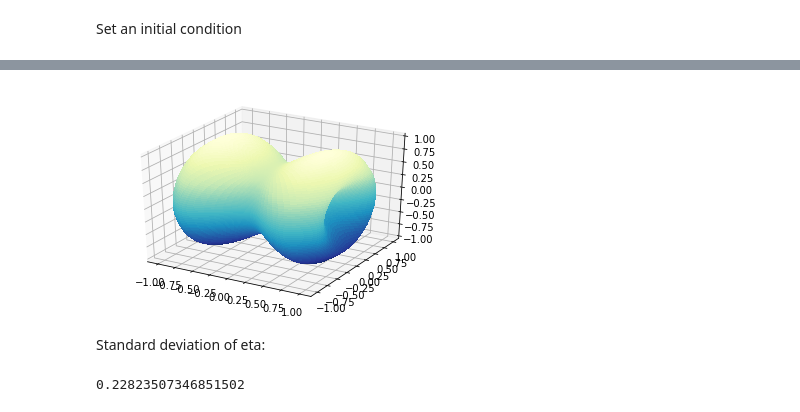
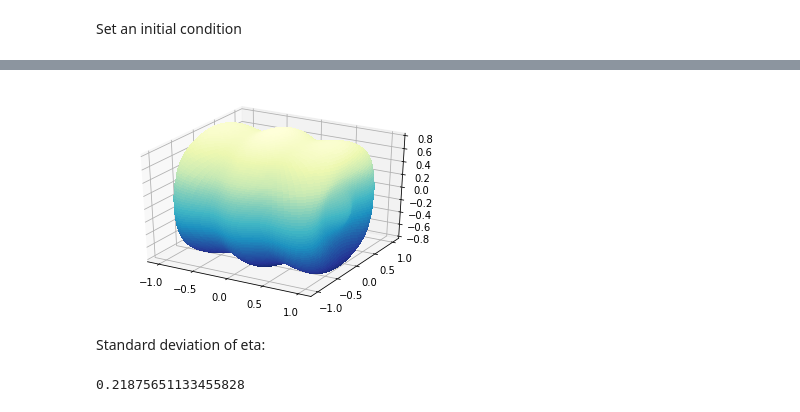
Before and after one commit to yidiq7/Manifold, a Jupyter notebook: Optimization3.ipynb, the cells around one changed output, grey strips where cells are left out. Drawn from its saved outputs; the diff is of its cells as text; code cells hidden in the pictures.

```diff
--- a/Optimization3.ipynb
+++ b/Optimization3.ipynb
@@ -14,11 +14,11 @@ Z = [z0,z1,z2,z3,z4]
 f = z0**5 + z1**5 + z2**5 + z3**5 + z4**5 + 0.5*z0*z1*z2*z3*z4
 HS = Hypersurface(Z, f, 1000)
 # %%
-k = 3
+k = 4
 HS.set_k(k)
+# %%
+factor = HS.integrate(lambda patch, point, h_matrix='identity':
+                            patch.num_eta(h_matrix, point),
+                            holomorphic=True, numerical=True)
 # %% [markdown]
 Normalization factor of eta
-# %%
-# holomorphic=True by default
-factor = (HS.integrate(lambda patch, point: patch.omega_omegabar(point), numerical=True) / \
-          HS.integrate(lambda patch, point: patch.num_FS_volume_form('identity', point), numerical=True))
@@ -112,9 +118,10 @@ def param_to_matrix(param):
             for m in range(len(h_sym)):
                 if h_sym[m][m] == i+2:
                     h_matrix[m][m] = x
+                    #print(h_matrix[m][m])
     for i in range(len(h_complex)):
         if h_complex[i]:
-            x = complex(param[i],param[i_cpx])
+            x = exp(complex(-(param[i] - 1)**2, param[i_cpx]))
             for m in range(len(h_sym)):
                 for n in range(m,len(h_sym)):
                     if h_sym[m][n] == i+2:
@@ -122,6 +129,8 @@ def param_to_matrix(param):
                         xn = x * sqrt(h_matrix[m][m]*h_matrix[n][n])
                         h_matrix[m][n] = xn
                         h_matrix[n][m] = np.conj(xn)
+
+
             i_cpx += 1
     return h_matrix
 # %%
@@ -187,41 +189,42 @@ print(res.x)
 # %%
 h_minimal = param_to_matrix(res.x)
 # %%
-#param = [-0.2]
-#h_minimal = param_to_matrix(param)
+#param = [0.8, 0.8]
+param = [-0.13814375, -0.16041894 ,-0.90220166 , 0.3039817 ,  0.08749082 , 0.11340696]
+h_minimal = param_to_matrix(param)
 #h_minimal = 'identity'
 patch = HS.patches[0].patches[0]
 theta, phi = np.linspace(0.001,np.pi+0.001, 100), np.linspace(0.001, 2*np.pi+0.001, 100)
 R = []
 for j in phi:
     theta_list = []
     for i in theta:
         t = complex(math.sin(i)*math.sin(j), math.cos(i))/(sin(i)*cos(j))
         if np.absolute(t) <= 1:
-            eta = patch.num_eta(h_minimal, [1, -1, complex(t), 0, -complex(t)])*factor
+            eta = patch.num_eta(h_minimal, [1, -1, complex(t), 0, -complex(t)])/factor
             #print('test',np.absolute(t**4))
             #print(patch.restriction([1, -1, complex(t), 0, -complex(t)]))
             #print("t<=1", t)
         else:
             #eta = 0
-            eta = patch.num_eta(h_minimal, [1, -1, complex(1/t), 0, -complex(1/t)])*factor
+            eta = patch.num_eta(h_minimal, [1, -1, complex(1/t), 0, -complex(1/t)])/factor
 
             #print('test',np.absolute(t**4), 1/t**4)
         theta_list.append(float(eta))
     R.append(theta_list)
 R = np.asarray(R)
 THETA, PHI = np.meshgrid(theta, phi)
 X = R * np.sin(THETA) * np.cos(PHI)
 Y = R * np.sin(THETA) * np.sin(PHI)
 ZZ = R * np.cos(THETA)
 fig = plt.figure()
 ax = fig.add_subplot(1,1,1, projection='3d')
-#ax.set_xlim3d(-0.8, 0.8)
+ax.set_zlim3d(-0.8, 0.8)
 plot = ax.plot_surface(
     X, Y, ZZ, rstride=1, cstride=1, cmap=plt.cm.YlGnBu_r,
     linewidth=0, antialiased=False)
 # %% [output]
-[figure, old version]
+[figure, new version]
 # %% [markdown]
 Standard deviation of eta:
 # %%
@@ -238,10 +241,10 @@ for patch in HS.patches:
         for point in subpatch.points:
             #print(subpatch.num_eta(h_minimal, point)*factor - 1)
             eta = subpatch.num_eta(h_minimal, point)
-            sum_eta_sq += (eta*factor - 1)**2
-            mean_abs_eta += abs(eta*factor - 1)
+            sum_eta_sq += (eta/factor - 1)**2
+            mean_abs_eta += abs(eta/factor - 1)
 print(math.sqrt((sum_eta_sq-mean_abs_eta**2/HS.n_points)/(HS.n_points - 1)))
 # %% [output]
-0.22823507346851502
+0.21875651133455828
 # %%
 sigma = HS.integrate(lambda patch, point, h_matrix=h_minimal:
```
Also changed, not shown: parts of 15 cells of this notebook.
